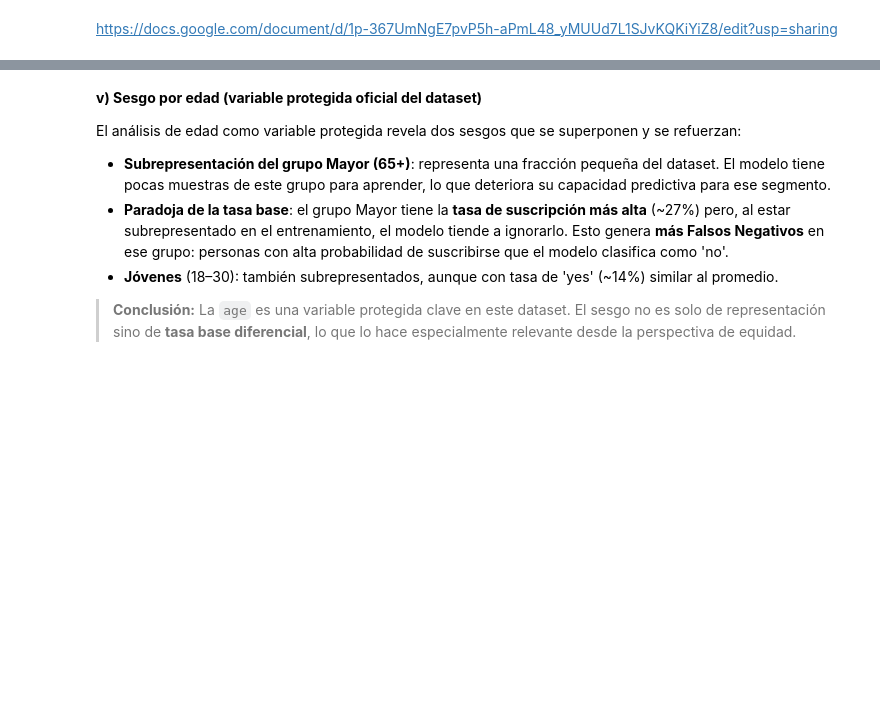
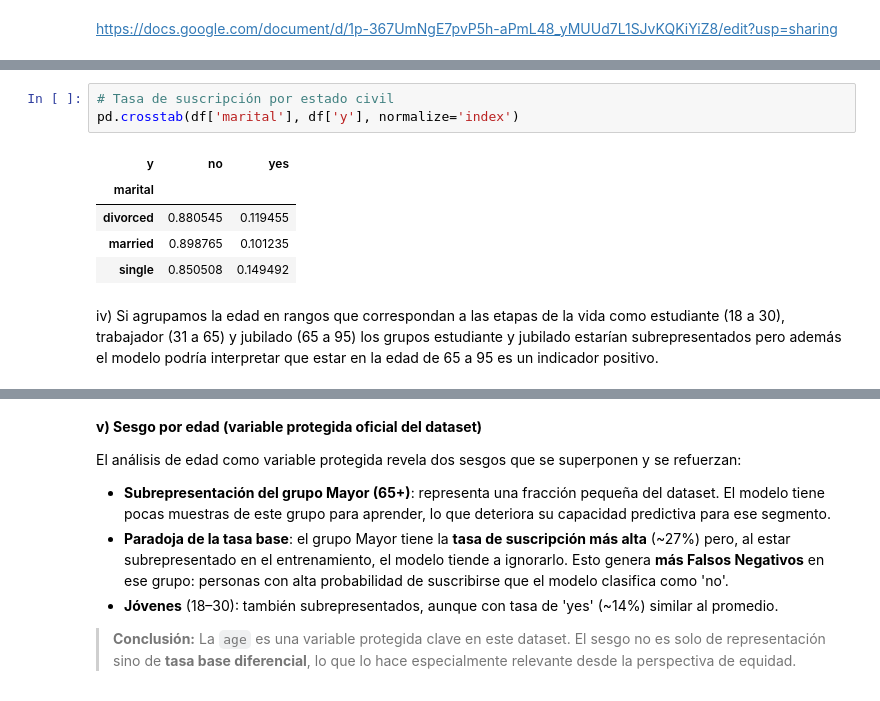
Before and after one commit to eltanook/bank-marketing, a Jupyter notebook: ej1.ipynb, the cells around one changed output, grey strips where cells are left out. Saved outputs shown, nothing was run; the diff lists cells and outputs as text; blank space fills up the shorter version.

```diff
--- a/ej1.ipynb
+++ b/ej1.ipynb
@@ -159,0 +180,12 @@ donde los grupos están igualmente representados y además las proporciones de
+# %%
+# Tasa de suscripción por estado civil
+pd.crosstab(df['marital'], df['y'], normalize='index')
+# %% [output]
+| y | no | yes |
+| marital |  |  |
+| divorced | 0.880545 | 0.119455 |
+| married | 0.898765 | 0.101235 |
+| single | 0.850508 | 0.149492 |
+# %% [markdown]
+
+iv) Si agrupamos la edad en rangos que correspondan a las etapas de la vida como estudiante (18 a 30), trabajador (31 a 65\) y jubilado (65 a 95\) los grupos estudiante y jubilado estarían subrepresentados pero además el modelo podría interpretar que estar en la edad de 65 a 95 es un indicador positivo.
```
Also changed, not shown: parts of 19 cells of this notebook, 15 other files.
